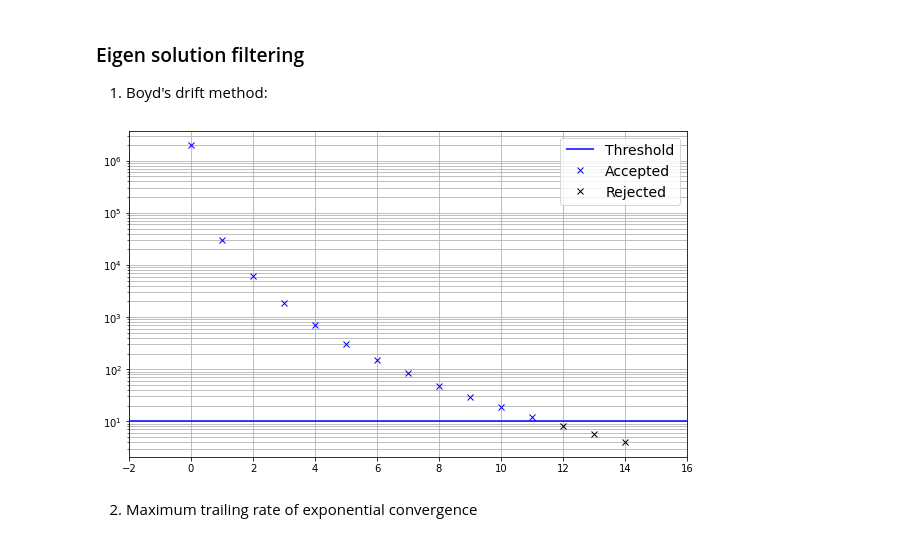
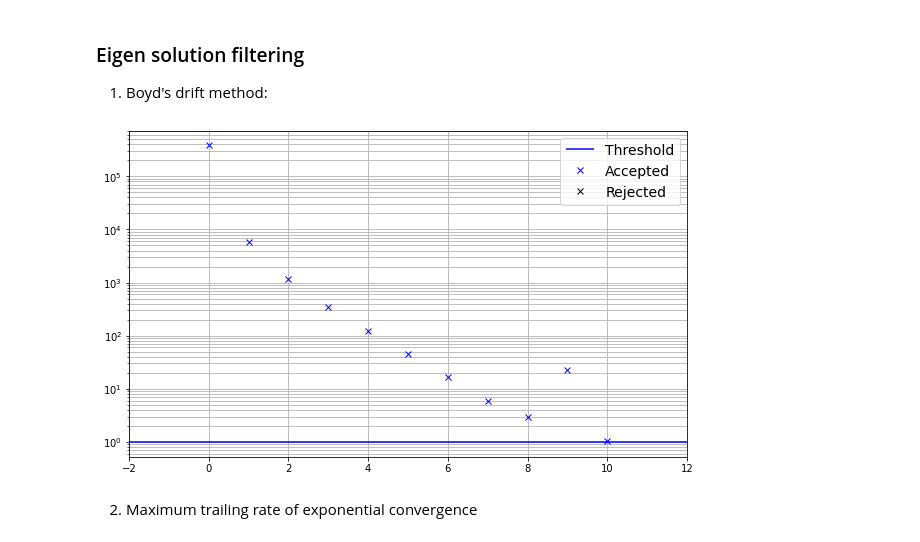
Before and after one commit to GentleMin/PlesioGeostroPy, a Jupyter notebook: Eigen_Post.ipynb, the cells around one changed output. Drawn from its saved outputs; the diff is of its cells as text; code cells hidden in the pictures.

```diff
--- a/Eigen_Post.ipynb
+++ b/Eigen_Post.ipynb
@@ -1041,8 +1041,9 @@ eigen_files_list = [
     # "./out/eigen/Poloidal_Dipole/Reduced/eigen_m3_Le1e-4_N50_p113.h5",
     # "./out/eigen/Poloidal_Dipole/Reduced/eigen_m3_Le1e-4_N80_p113.h5",
     # "./out/eigen/Poloidal_Dipole/Reduced/eigen_m3_Le1e-4_N120_p113.h5",
-    "./out/eigen/Poloidal_Dipole/Reduced/eigen_m1_Le1e-5_N80_p113_hybrid.h5",
-    "./out/eigen/Poloidal_Dipole/Reduced/eigen_m1_Le1e-5_N120_p113_hybrid.h5",
+    "./out/eigen/Poloidal_Dipole/Reduced/eigen_m1_Le1e-4_N50_p113.h5",
+    "./out/eigen/Poloidal_Dipole/Reduced/eigen_m1_Le1e-4_N80_p113.h5",
+    "./out/eigen/Poloidal_Dipole/Reduced/eigen_m1_Le1e-4_N120_p113_hybrid.h5",
     # "./out/eigen/Poloidal_Dipole/Reduced/eigen_m3_Le1e-4_N50_p113_cpt.h5",
     # "./out/eigen/Poloidal_Dipole/Reduced/eigen_m3_Le1e-4_N80_p113_cpt.h5",
     # "./out/eigen/Poloidal_Dipole/Reduced/eigen_m3_Le1e-4_N120_p113_cpt.h5",
@@ -1054,7 +1055,7 @@ label_list = [
     # 5,
     # 10,
     # 20,
-    # 50,
+    50,
     # "N=50 (Reduced - orth)",
     # "N=80 (Reduced - orth)",
     # "N=120 (Reduced - orth)",
@@ -1107,8 +1108,8 @@ Fast/slow splitting. The following code block classifies the eigenvalues into
 2. Slow modes and their eigenvalues (absolute value of imaginary part less than a threshold)
 # %%
 func_collections = [
-    lambda x: pproc.filter_sort(x, filter_op=np.greater, threshold=1e+1, transform_filter=lambda x: np.abs(np.imag(x)), transform_sort=lambda x: np.abs(np.imag(x)), reversed=True),
-    lambda x: pproc.filter_sort(x, filter_op=np.less, threshold=1e+1, transform_filter=lambda x: np.abs(np.imag(x)), transform_sort=lambda x: np.abs(np.imag(x)), remove_zero=1e-9)
+    lambda x: pproc.filter_sort(x, filter_op=np.greater, threshold=2.e+1, transform_filter=lambda x: np.abs(np.imag(x)), transform_sort=lambda x: np.abs(np.imag(x)), reversed=True),
+    lambda x: pproc.filter_sort(x, filter_op=np.less, threshold=2.e+1, transform_filter=lambda x: np.abs(np.imag(x)), transform_sort=lambda x: np.abs(np.imag(x)), remove_zero=1e-9)
 ]
 # %% [markdown]
 Collect the results according to the classification criterion
@@ -1280,24 +1328,24 @@ df.style.format(formatter=lambda x: "{0.real:.2e}, {0.imag:.7e}j".format(x))
 # %%
 class_idx = 1
 
 src_idx_base = 0
-src_idx_comp = 1
+src_idx_comp = 2
 
 eig_drift, eig_nearest = nutils.eigen_drift(ds_vals_collections[class_idx][src_idx_base], ds_vals_collections[class_idx][src_idx_comp])
-drift_thresh = 1e+1
+drift_thresh = 1e+0
 drift_filter = 1./(eig_drift + 1e-16) > drift_thresh
 
 fig, ax = plt.subplots(figsize=(10, 6))
 ax.hlines([drift_thresh,], -2, eig_drift.size + 1, 'b', label="Threshold")
 ax.semilogy(np.arange(eig_drift.size)[drift_filter], 1./(eig_drift[drift_filter] + 1e-16), 'bx', label="Accepted")
 ax.semilogy(np.arange(eig_drift.size)[~drift_filter], 1./(eig_drift[~drift_filter] + 1e-16), 'kx', label="Rejected")
 ax.grid(which="both")
 ax.set_xlim([-2, eig_drift.size + 1])
 ax.legend(fontsize=14)
 
 plt.show()
 # %% [output]
-[figure, old version]
+[figure, new version]
 # %% [markdown]
 2. Maximum trailing rate of exponential convergence
 # %%
```
Also changed, not shown: parts of 9 cells of this notebook, 4 other files.
